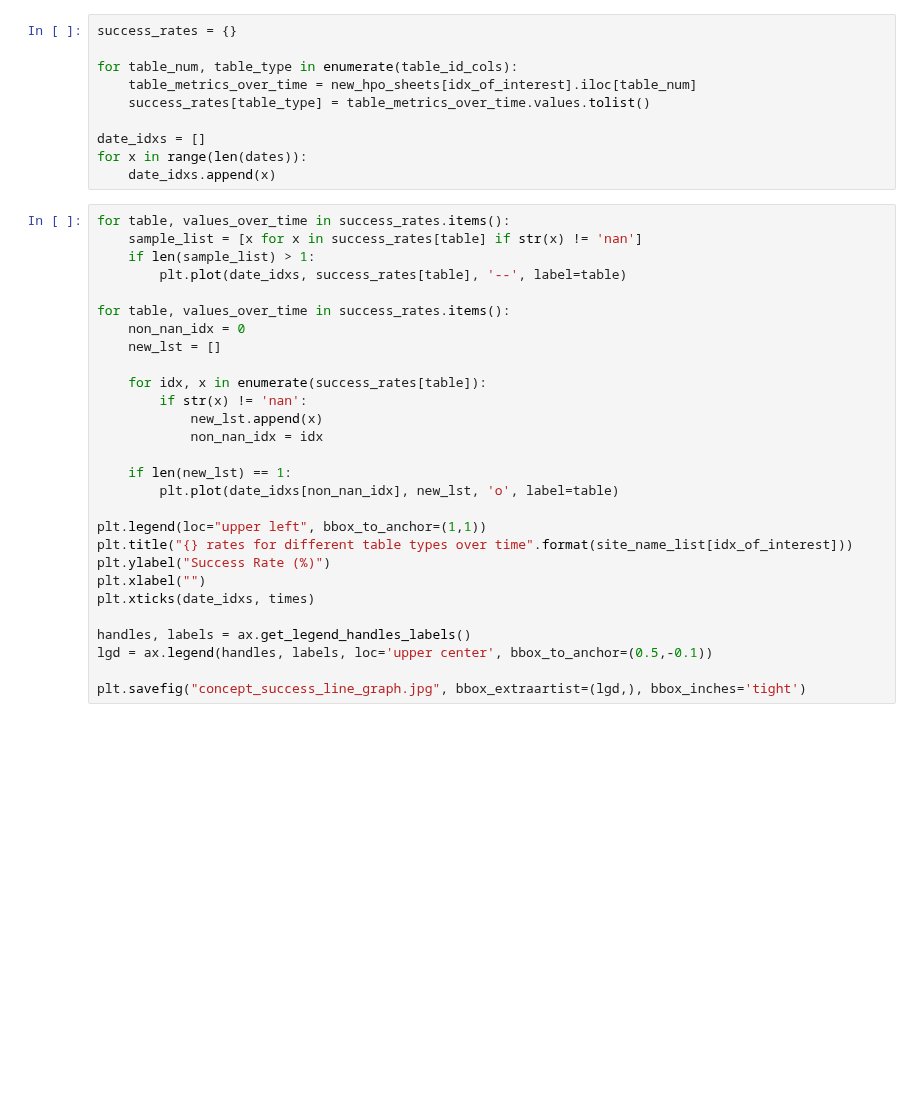
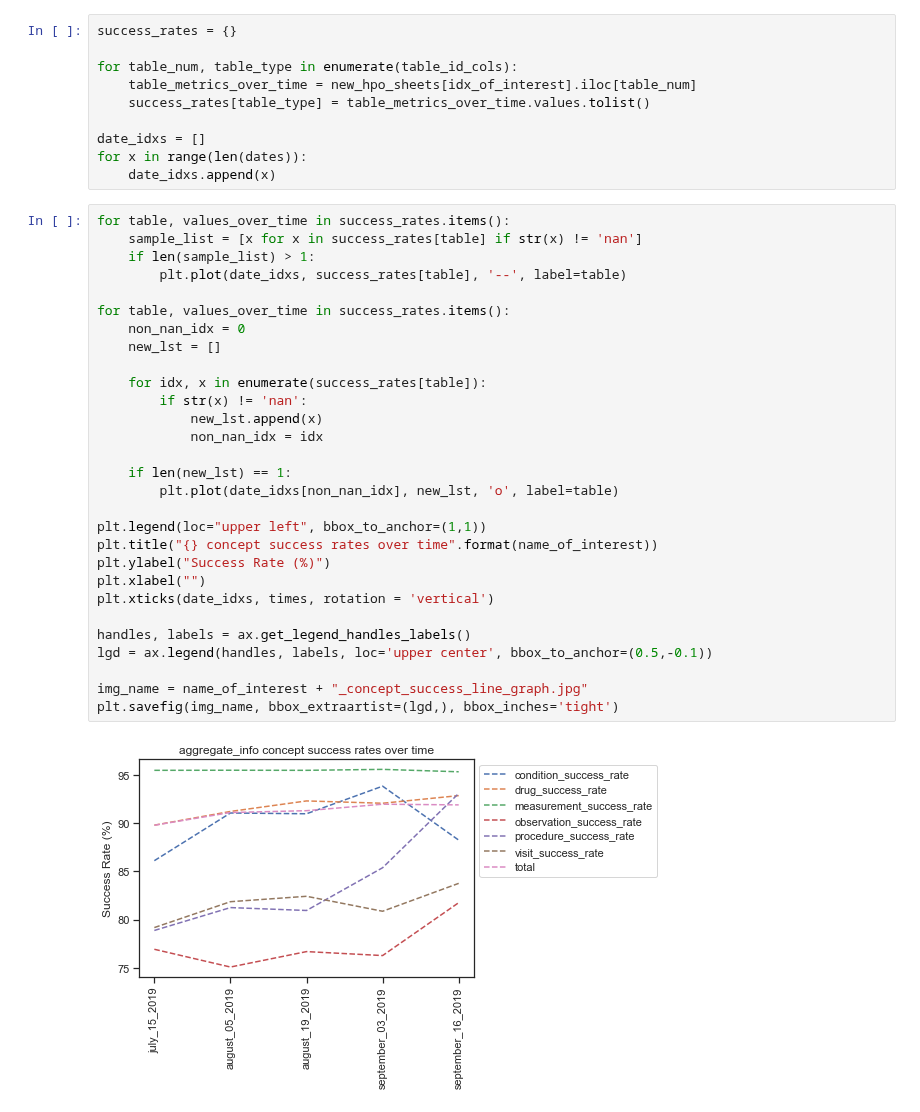
Before and after one commit to all-of-us/curation, a Jupyter notebook: data_steward/analytics/tools/concept_success_rates_visualizations.ipynb, the cells around one changed output. Saved outputs shown, nothing was run; the diff lists cells and outputs as text; blank space fills up the shorter version.

```diff
--- a/data_steward/analytics/tools/concept_success_rates_visualizations.ipynb
+++ b/data_steward/analytics/tools/concept_success_rates_visualizations.ipynb
@@ -359,28 +357,31 @@ for x in range(len(dates)):
 # %%
 for table, values_over_time in success_rates.items():
     sample_list = [x for x in success_rates[table] if str(x) != 'nan']
     if len(sample_list) > 1:
         plt.plot(date_idxs, success_rates[table], '--', label=table)
 
 for table, values_over_time in success_rates.items():
     non_nan_idx = 0
     new_lst = []
 
     for idx, x in enumerate(success_rates[table]):
         if str(x) != 'nan':
             new_lst.append(x)
             non_nan_idx = idx
 
     if len(new_lst) == 1:
         plt.plot(date_idxs[non_nan_idx], new_lst, 'o', label=table)
 
 plt.legend(loc="upper left", bbox_to_anchor=(1,1))
-plt.title("{} rates for different table types over time".format(site_name_list[idx_of_interest]))
+plt.title("{} concept success rates over time".format(name_of_interest))
 plt.ylabel("Success Rate (%)")
 plt.xlabel("")
-plt.xticks(date_idxs, times)
+plt.xticks(date_idxs, times, rotation = 'vertical')
 
 handles, labels = ax.get_legend_handles_labels()
 lgd = ax.legend(handles, labels, loc='upper center', bbox_to_anchor=(0.5,-0.1))
 
-plt.savefig("concept_success_line_graph.jpg", bbox_extraartist=(lgd,), bbox_inches='tight')
+img_name = name_of_interest + "_concept_success_line_graph.jpg"
+plt.savefig(img_name, bbox_extraartist=(lgd,), bbox_inches='tight')
+# %% [output]
+[figure, added]
```
Also changed, not shown: parts of 25 cells of this notebook, 3 other files.
